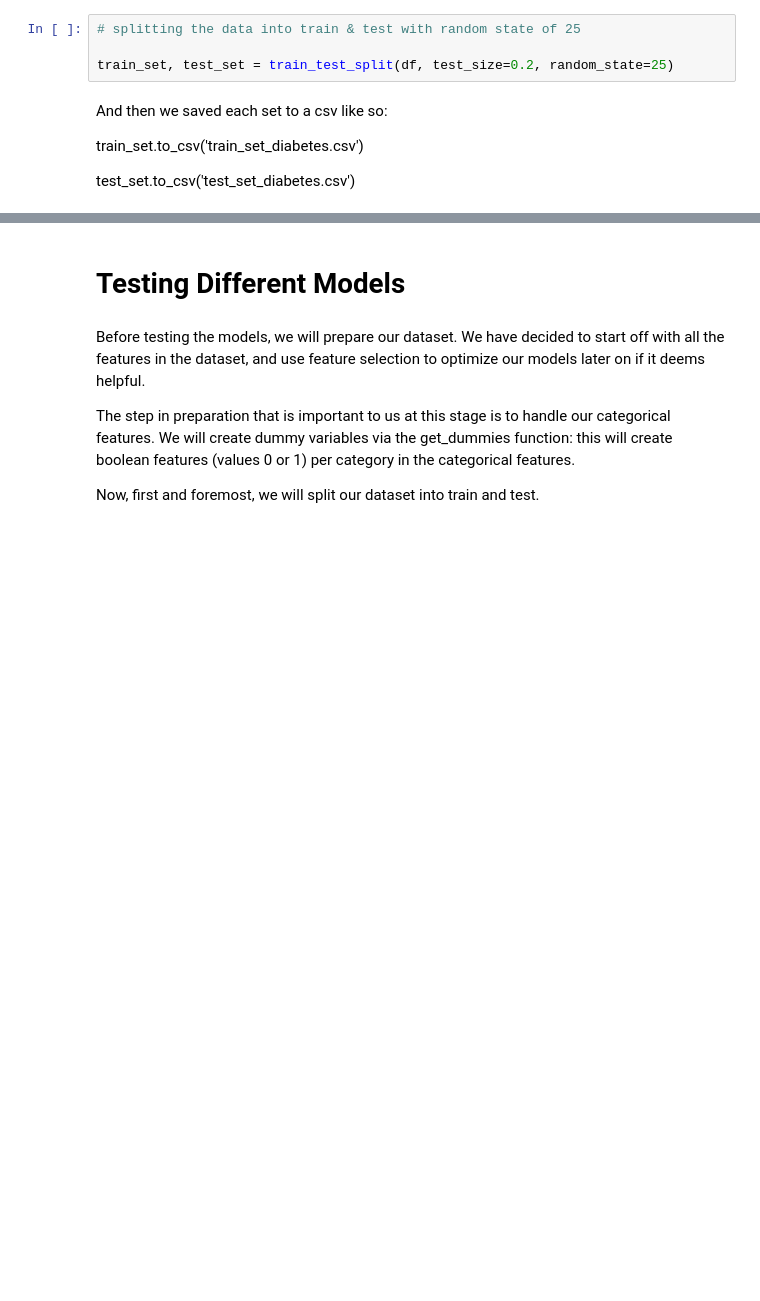
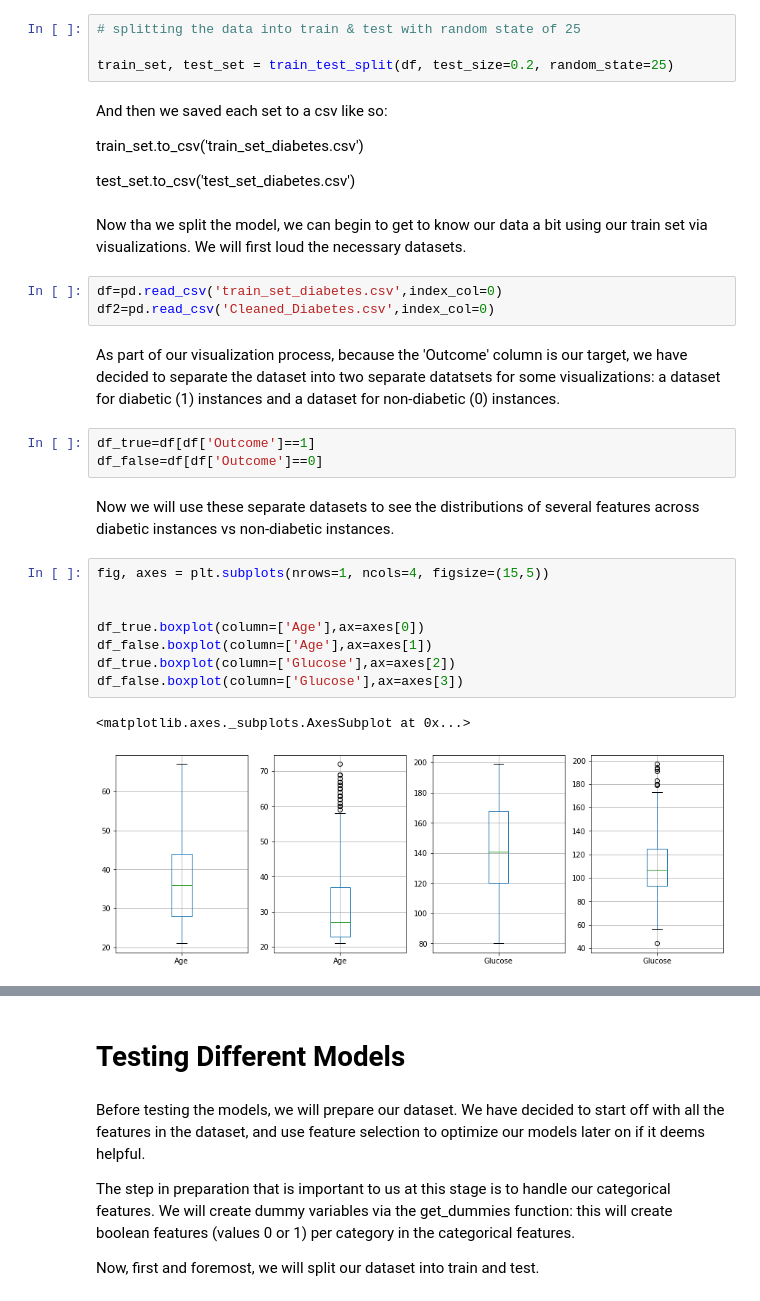
Before and after one commit to Aviost111/Diabetes_Predictions, a Jupyter notebook: DIABETES CLASSIFICATION PROJECT.ipynb, the cells around one changed output, grey strips where cells are left out. Drawn from its saved outputs; the diff is of its cells as text; blank space fills up the shorter version.

```diff
--- a/DIABETES CLASSIFICATION PROJECT.ipynb
+++ b/DIABETES CLASSIFICATION PROJECT.ipynb
@@ -332,3 +332,26 @@ And then we saved each set to a csv like so:
 train_set.to_csv('train_set_diabetes.csv')
 
 test_set.to_csv('test_set_diabetes.csv')
+# %% [markdown]
+Now tha we split the model, we can begin to get to know our data a bit using our train set via visualizations. We will first loud the necessary datasets.
+# %%
+df=pd.read_csv('train_set_diabetes.csv',index_col=0)
+df2=pd.read_csv('Cleaned_Diabetes.csv',index_col=0)
+# %% [markdown]
+As part of our visualization process, because the 'Outcome' column is our target, we have decided to separate the dataset into two separate datatsets for some visualizations: a dataset for diabetic (1) instances and a dataset for non-diabetic (0) instances.
+# %%
+df_true=df[df['Outcome']==1]
+df_false=df[df['Outcome']==0]
+# %% [markdown]
+Now we will use these separate datasets to see the distributions of several features across diabetic instances vs non-diabetic instances.
+# %%
+fig, axes = plt.subplots(nrows=1, ncols=4, figsize=(15,5))
+
+
+df_true.boxplot(column=['Age'],ax=axes[0])
+df_false.boxplot(column=['Age'],ax=axes[1])
+df_true.boxplot(column=['Glucose'],ax=axes[2])
+df_false.boxplot(column=['Glucose'],ax=axes[3])
+# %% [output]
+<matplotlib.axes._subplots.AxesSubplot at 0x...>
+[figure, added]
```
Also changed, not shown: parts of 29 cells of this notebook, 1 other file.
